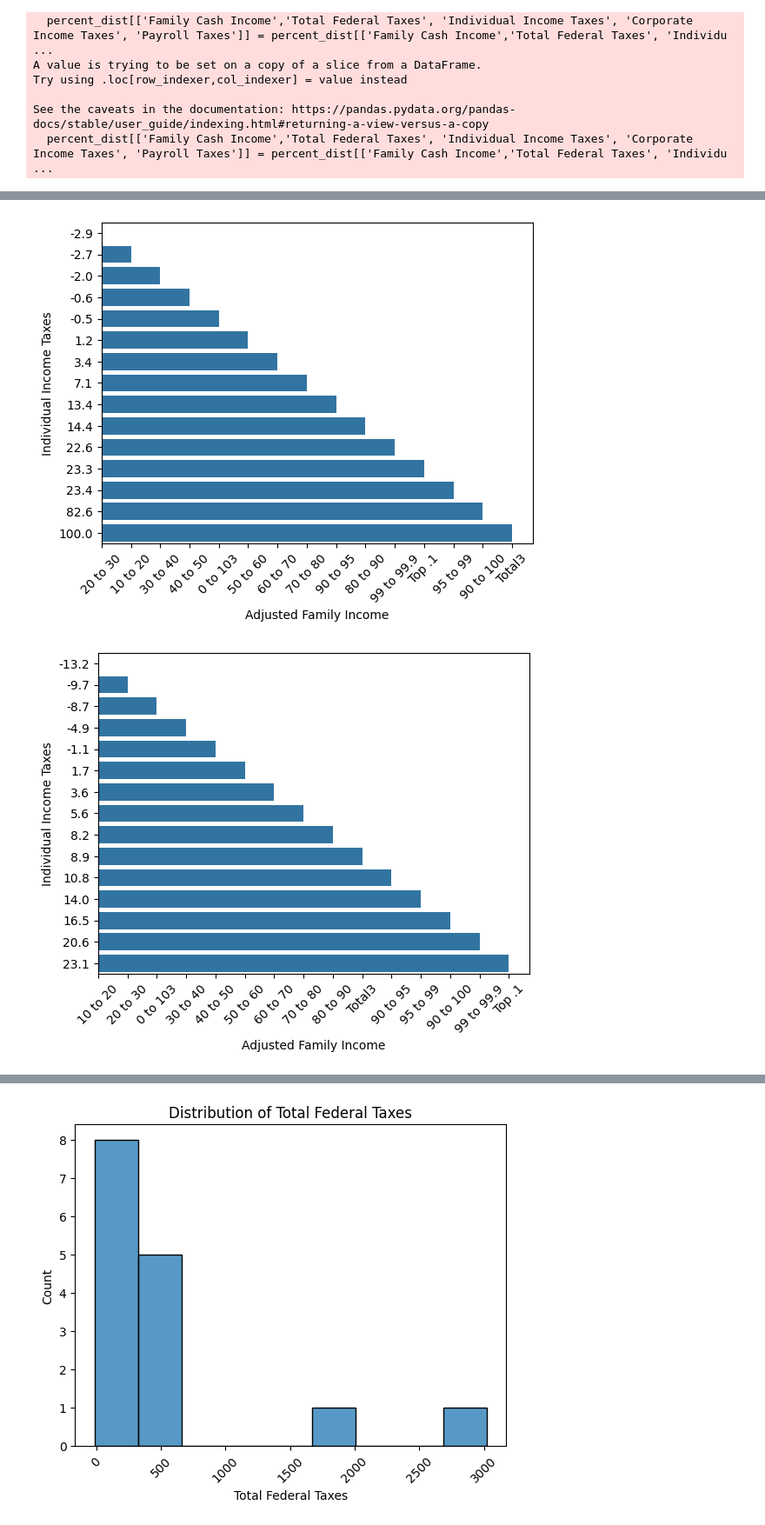
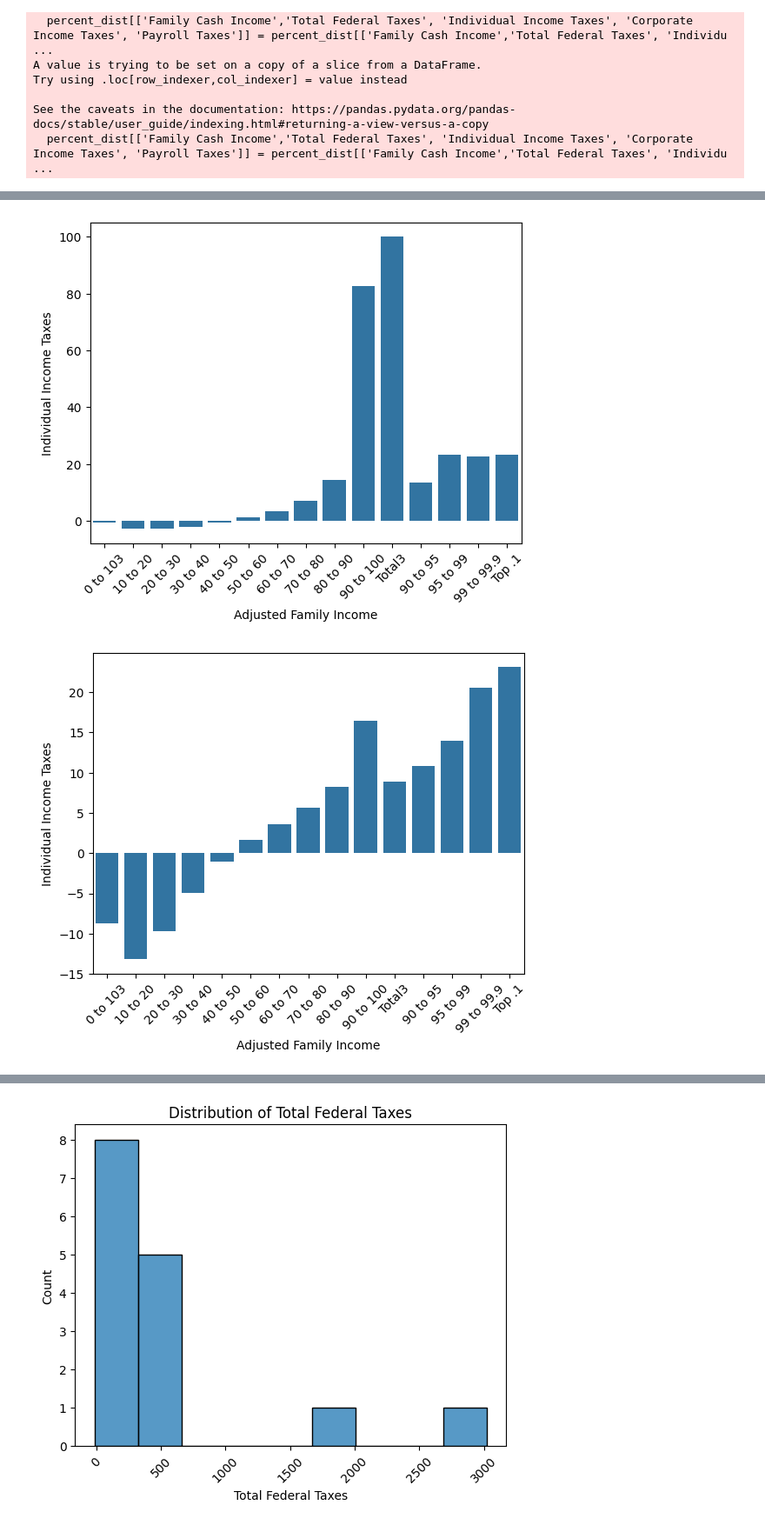
Before and after one commit to cann-emma/myfork-visualization, a Jupyter notebook: assignment/assignment.ipynb, the cells around one changed output, grey strips where cells are left out. Shown at 87% size. Saved outputs shown, nothing was run; the diff lists cells and outputs as text; code cells hidden in the pictures.

```diff
--- a/assignment/assignment.ipynb
+++ b/assignment/assignment.ipynb
@@ -533,19 +548,23 @@ Try using .loc[row_indexer,col_indexer] = value instead
 See the caveats in the documentation: https://pandas.pydata.org/pandas-docs/stable/user_guide/indexing.html#returning-a-view-versus-a-copy
   percent_dist[['Family Cash Income','Total Federal Taxes', 'Individual Income Taxes', 'Corporate Income Taxes', 'Payroll Taxes']] = percent_dist[['Family Cash Income','Total Federal Taxes', 'Individu ...
 # %%
-sns.barplot(data= mfbd, x= 'Adjusted Family Income', y= 'Individual Income Taxes', orient='h')
+# The US tax system does not seem progressive as higher income individuals pay less taxes. I do not like to be in the pockets of other people
+#but I think the wealthy do not pay enough taxes. In addition to that, most wealthy people own coorporations and
+# are working people and the environment so it would be nice if they contributed back through taxes, but even in our tax system,
+# this is no obligation.
+sns.barplot(data= mfbd, x= 'Adjusted Family Income', y= 'Individual Income Taxes', orient='v')
 plt.xticks(rotation=45)
 plt.show()
 
-sns.barplot(data= percent_dist, x= 'Adjusted Family Income', y= 'Individual Income Taxes', orient='h')
+sns.barplot(data= percent_dist, x= 'Adjusted Family Income', y= 'Individual Income Taxes', orient='v')
 plt.xticks(rotation=45)
 plt.show()
 
-sns.barplot(data= average_rates, x= 'Adjusted Family Income', y= 'Individual Income Taxes', orient='h')
+sns.barplot(data= average_rates, x= 'Adjusted Family Income', y= 'Individual Income Taxes', orient='v')
 plt.xticks(rotation=45)
 plt.show()
 
-sns.barplot(data= cbo_1, x= 'Adjusted Family Income', y= 'Individual Income Taxes', orient='h')
+sns.barplot(data= cbo_1, x= 'Adjusted Family Income', y= 'Individual Income Taxes', orient='v')
 plt.xticks(rotation=45)
 plt.yticks(rotation= 0)
 plt.show()
@@ -554,2 +573,2 @@ plt.show()
-[figure, old version]
+[figure, new version]
-[figure, old version]
+[figure, new version]
```
Also changed, not shown: parts of 17 cells of this notebook.
